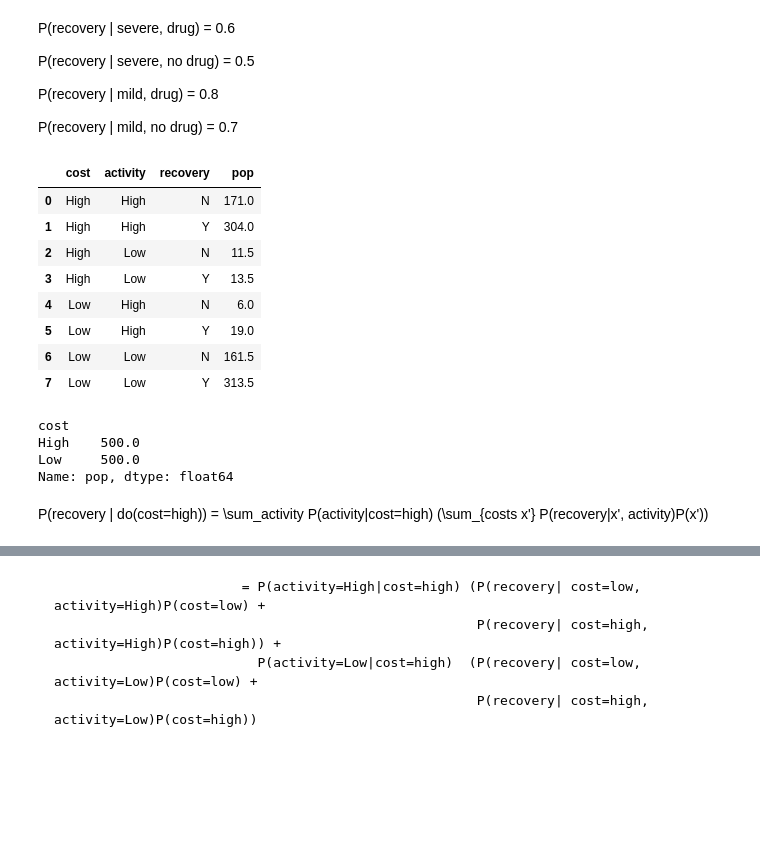
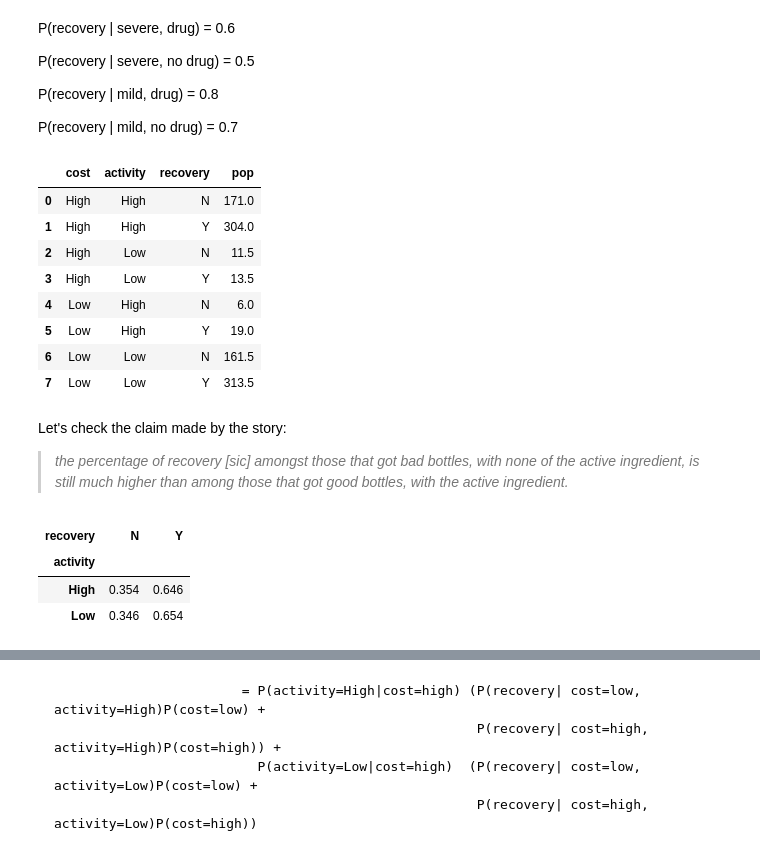
Before and after one commit to kiwidamien/causal, a Jupyter notebook: simpson/chapter_3_homework_problems.ipynb, the cells around one changed output, grey strips where cells are left out. Cells and saved outputs as stored; diff of their text form; code cells hidden in the pictures; blank space fills up the shorter version.

```diff
--- a/simpson/chapter_3_homework_problems.ipynb
+++ b/simpson/chapter_3_homework_problems.ipynb
@@ -560,26 +620,34 @@ all_data = pd.DataFrame([
     {'S': 'Low', 'cost': 'Low', 'activity': 'Low', 'recovery': 'N', 'pop': 114},
 ])
 # %%
+# Restrict to the things we can measure
 our_data = all_data.groupby(['cost', 'activity', 'recovery'], as_index=False).pop.sum()
+
+our_data
+# %% [output]
+|  | cost | activity | recovery | pop |
+| 0 | High | High | N | 171.0 |
+| 1 | High | High | Y | 304.0 |
+| 2 | High | Low | N | 11.5 |
+| 3 | High | Low | Y | 13.5 |
+| 4 | Low | High | N | 6.0 |
+| 5 | Low | High | Y | 19.0 |
+| 6 | Low | Low | N | 161.5 |
+| 7 | Low | Low | Y | 313.5 |
-# %%
-
-our_data
-# %% [output]
-|  | cost | activity | recovery | pop |
-| 0 | High | High | N | 171.0 |
-| 1 | High | High | Y | 304.0 |
-| 2 | High | Low | N | 11.5 |
-| 3 | High | Low | Y | 13.5 |
-| 4 | Low | High | N | 6.0 |
-| 5 | Low | High | Y | 19.0 |
-| 6 | Low | Low | N | 161.5 |
-| 7 | Low | Low | Y | 313.5 |
-# %%
-our_data.groupby('cost').pop.sum()
-# %% [output]
-cost
-High    500.0
-Low     500.0
-Name: pop, dtype: float64
-# %% [markdown]
-P(recovery | do(cost=high)) = \sum_activity P(activity|cost=high) (\sum_{costs x'} P(recovery|x', activity)P(x'))
+# %% [markdown]
+Let's check the claim made by the story:
+> _the percentage of recovery [sic] amongst those that got bad bottles, with none of the active ingredient, is still much higher than among those that got good bottles, with the active ingredient._
+# %%
+(our_data
+ .groupby(['activity', 'recovery'], as_index=True)['pop'].sum()
+ .reset_index()
+ .pivot_table(index='activity', columns='recovery', values='pop')
+ .apply(lambda x: x/x.sum(), axis=1)
+)
+
+#our_data
+# %% [output]
+| recovery | N | Y |
+| activity |  |  |
+| High | 0.354 | 0.646 |
+| Low | 0.346 | 0.654 |
```
Also changed, not shown: parts of 20 cells of this notebook.
